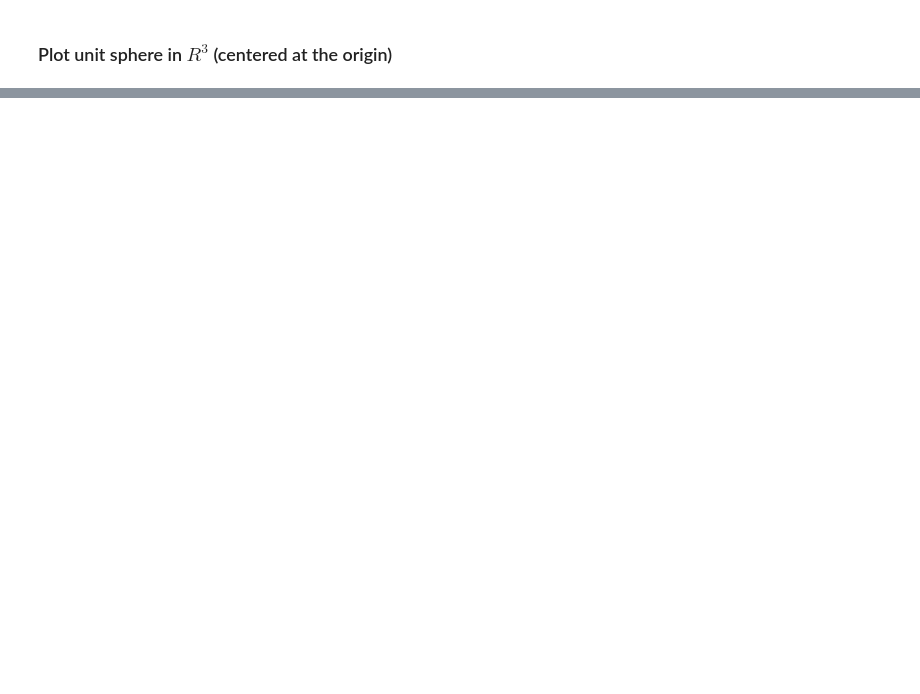
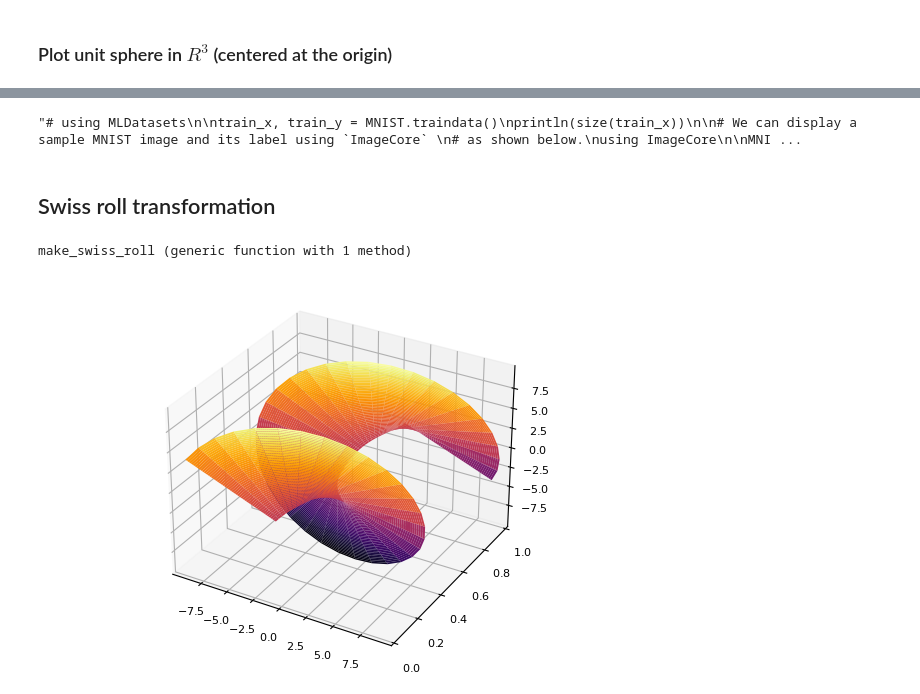
Before and after one commit to Topology-and-Data/manifold-learning, a Jupyter notebook: Manifold_Learning_Intro.ipynb, the cells around one changed output, grey strips where cells are left out. Saved outputs shown, nothing was run; the diff lists cells and outputs as text; code cells hidden in the pictures; blank space fills up the shorter version.

```diff
--- a/Manifold_Learning_Intro.ipynb
+++ b/Manifold_Learning_Intro.ipynb
@@ -93,0 +137,15 @@ plot_2 = plot(
+# %%
+"""
+# using MLDatasets
+
+train_x, train_y = MNIST.traindata()
+println(size(train_x))
+
+# We can display a sample MNIST image and its label using `ImageCore`
+# as shown below.
+using ImageCore
+
+MNIST.convert2image(train_x[:, :, 2])
+"""
+# %% [output]
+"# using MLDatasets\n\ntrain_x, train_y = MNIST.traindata()\nprintln(size(train_x))\n\n# We can display a sample MNIST image and its label using `ImageCore` \n# as shown below.\nusing ImageCore\n\nMNI ...
@@ -93,0 +154,24 @@ plot_2 = plot(
+# %% [markdown]
+## Swiss roll transformation
+# %%
+function make_swiss_roll(n)
+    """
+    Continuous swiss-roll shaped manifold
+    """
+    t = range(0, 1, length = n)
+    u = t
+    v = @. 3π / 2 * (0.1 + 2t)
+    # Swiss roll transformation
+    x = @. -v * cos(v)'
+    y = u'
+    z = @. v * sin(v)'
+    return x, y, z
+end
+# %% [output]
+make_swiss_roll (generic function with 1 method)
+# %%
+plot_3 = plot(
+    make_swiss_roll(50), seriestype = :surface, legend = false,
+)
+# %% [output]
+[figure, added]
```
Also changed, not shown: parts of 8 cells of this notebook.
